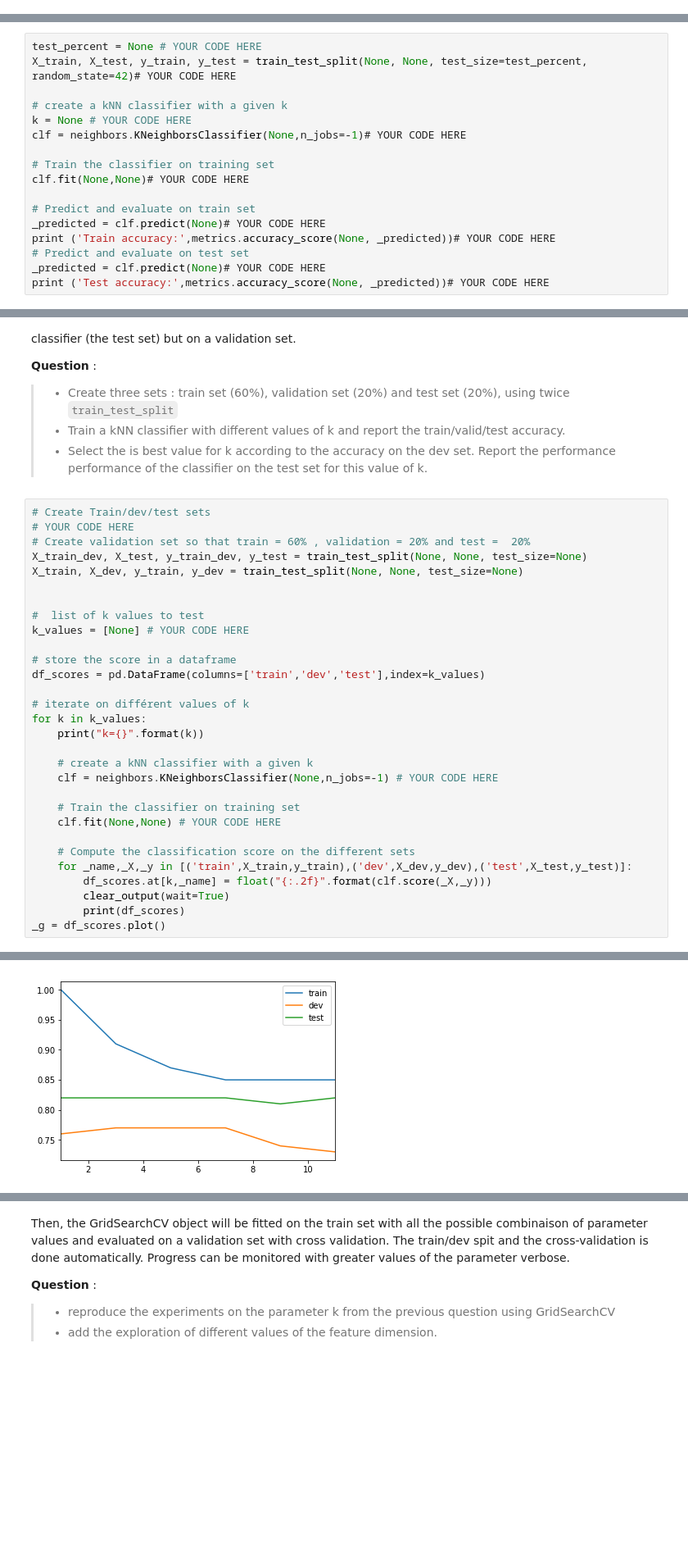
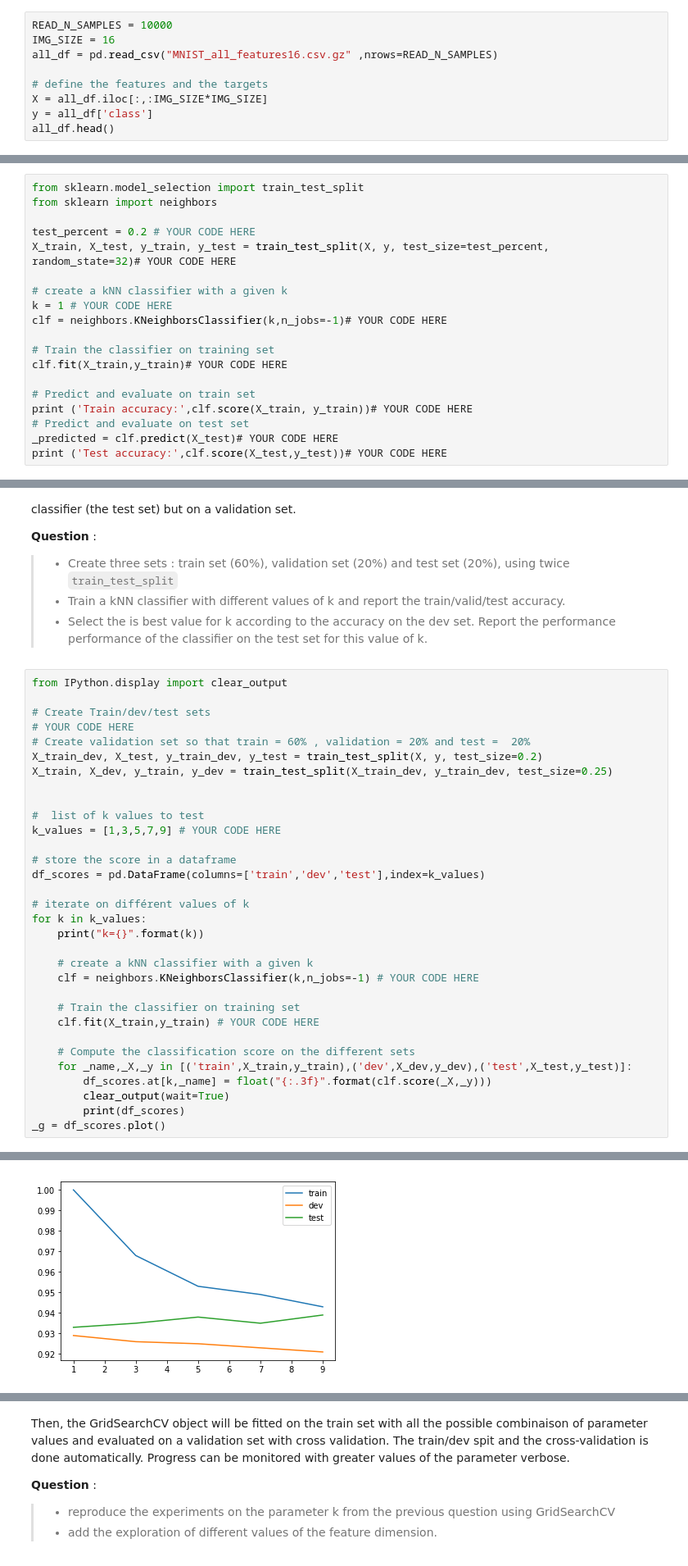
Before and after one commit to kermorvant/ml, a Jupyter notebook: notebooks/MNIST_all_stars.ipynb, the cells around one changed output, grey strips where cells are left out. Shown at 82% size. Drawn from its saved outputs; the diff is of its cells as text; blank space fills up the shorter version.

```diff
--- a/notebooks/MNIST_all_stars.ipynb
+++ b/notebooks/MNIST_all_stars.ipynb
@@ -89,0 +32,9 @@ Target size (1000,)
+# %%
+READ_N_SAMPLES = 10000
+IMG_SIZE = 16
+all_df = pd.read_csv("MNIST_all_features16.csv.gz" ,nrows=READ_N_SAMPLES)
+
+# define the features and the targets
+X = all_df.iloc[:,:IMG_SIZE*IMG_SIZE]
+y = all_df['class']
+all_df.head()
@@ -131,21 +113,23 @@ When training a classifier, the data **must** be separated into different sets :
 
 When evaluating a classifier, it is important to report the error rate both on the training and the classification set. These values are needed to understand what is wrong with the classifier and how to improve it.
 # %%
-test_percent = None # YOUR CODE HERE
-X_train, X_test, y_train, y_test = train_test_split(None, None, test_size=test_percent, random_state=42)# YOUR CODE HERE
+from sklearn.model_selection import train_test_split
+from sklearn import neighbors
+
+test_percent = 0.2 # YOUR CODE HERE
+X_train, X_test, y_train, y_test = train_test_split(X, y, test_size=test_percent, random_state=32)# YOUR CODE HERE
 
 # create a kNN classifier with a given k
-k = None # YOUR CODE HERE
-clf = neighbors.KNeighborsClassifier(None,n_jobs=-1)# YOUR CODE HERE
+k = 1 # YOUR CODE HERE
+clf = neighbors.KNeighborsClassifier(k,n_jobs=-1)# YOUR CODE HERE
 
 # Train the classifier on training set
-clf.fit(None,None)# YOUR CODE HERE
+clf.fit(X_train,y_train)# YOUR CODE HERE
 
 # Predict and evaluate on train set
-_predicted = clf.predict(None)# YOUR CODE HERE
-print ('Train accuracy:',metrics.accuracy_score(None, _predicted))# YOUR CODE HERE
+print ('Train accuracy:',clf.score(X_train, y_train))# YOUR CODE HERE
 # Predict and evaluate on test set
-_predicted = clf.predict(None)# YOUR CODE HERE
-print ('Test accuracy:',metrics.accuracy_score(None, _predicted))# YOUR CODE HERE
+_predicted = clf.predict(X_test)# YOUR CODE HERE
+print ('Test accuracy:',clf.score(X_test,y_test))# YOUR CODE HERE
 # %% [output]
 Train accuracy: 1.0
@@ -163,15 +147,17 @@ The main parameter of the kNN algorithm is the number of neighbors (k). The best
 >  * Train a kNN classifier with different values of k and report the train/valid/test accuracy.
 >  * Select the is best value for k according to the accuracy on the dev set. Report the performance performance of the classifier on the test set for this value of k.
 # %%
+from IPython.display import clear_output
+
 # Create Train/dev/test sets
 # YOUR CODE HERE
 # Create validation set so that train = 60% , validation = 20% and test =  20%
-X_train_dev, X_test, y_train_dev, y_test = train_test_split(None, None, test_size=None)
-X_train, X_dev, y_train, y_dev = train_test_split(None, None, test_size=None)
+X_train_dev, X_test, y_train_dev, y_test = train_test_split(X, y, test_size=0.2)
+X_train, X_dev, y_train, y_dev = train_test_split(X_train_dev, y_train_dev, test_size=0.25)
 
 
 #  list of k values to test
-k_values = [None] # YOUR CODE HERE
+k_values = [1,3,5,7,9] # YOUR CODE HERE
 
 # store the score in a dataframe
 df_scores = pd.DataFrame(columns=['train','dev','test'],index=k_values)
@@ -181,14 +167,14 @@ for k in k_values:
     print("k={}".format(k))
 
     # create a kNN classifier with a given k
-    clf = neighbors.KNeighborsClassifier(None,n_jobs=-1) # YOUR CODE HERE
+    clf = neighbors.KNeighborsClassifier(k,n_jobs=-1) # YOUR CODE HERE
 
     # Train the classifier on training set
-    clf.fit(None,None) # YOUR CODE HERE
+    clf.fit(X_train,y_train) # YOUR CODE HERE
 
     # Compute the classification score on the different sets
     for _name,_X,_y in [('train',X_train,y_train),('dev',X_dev,y_dev),('test',X_test,y_test)]:
-        df_scores.at[k,_name] = float("{:.2f}".format(clf.score(_X,_y)))
+        df_scores.at[k,_name] = float("{:.3f}".format(clf.score(_X,_y)))
         clear_output(wait=True)
         print(df_scores)
 _g = df_scores.plot()
@@ -203 +188 @@ _g = df_scores.plot()
-[figure, old version]
+[figure, new version]
```
Also changed, not shown: parts of 30 cells of this notebook, 2 other files.
